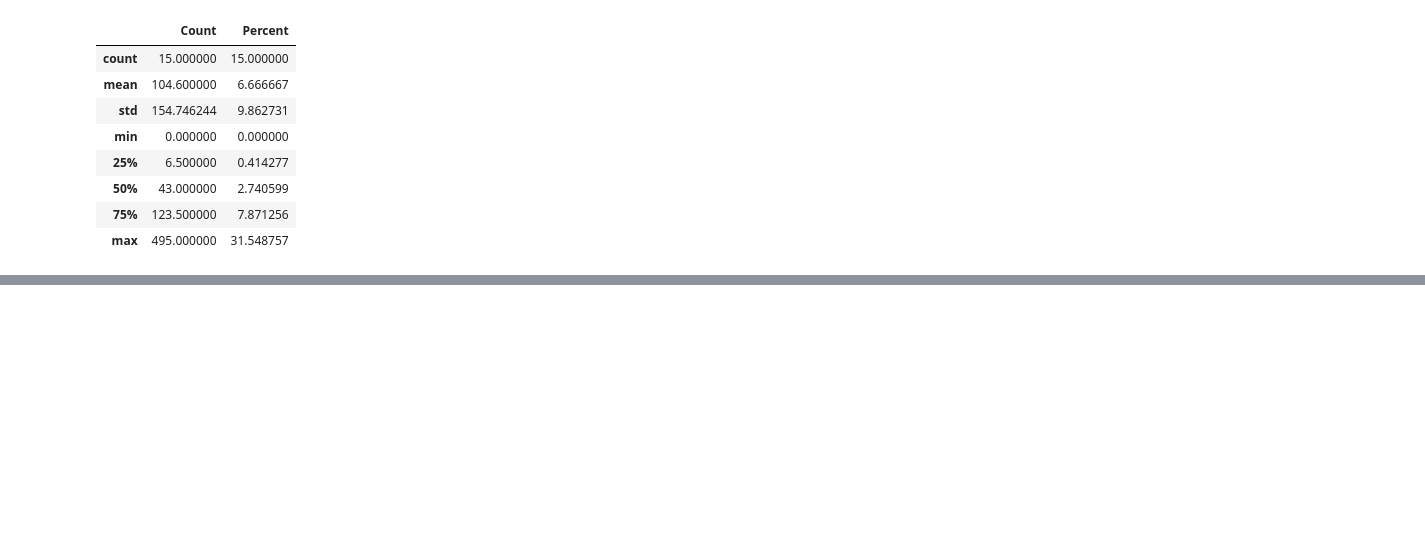
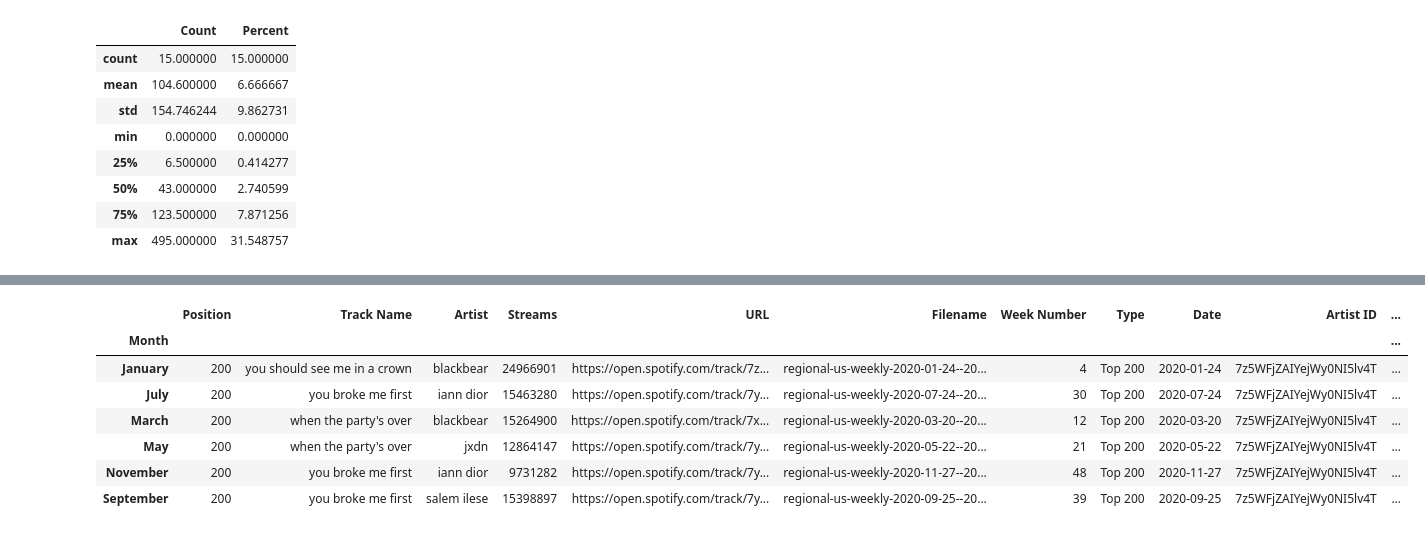
Before and after one commit to Teablee/project-one, a Jupyter notebook: graphs.ipynb, the cells around one changed output, grey strips where cells are left out. Cells and saved outputs as stored; diff of their text form; code cells hidden in the pictures; blank space fills up the shorter version.

```diff
--- a/graphs.ipynb
+++ b/graphs.ipynb
@@ -1092,0 +1208,12 @@ sorted_all_viral_genre_df.describe()
+# %%
+top200_max = pd.DataFrame(streams_all.groupby('Month').max())
+top200_max
+# %% [output]
+|  | Position | Track Name | Artist | Streams | URL | Filename | Week Number | Type | Date | Artist ID | ... |
+| Month |  |  |  |  |  |  |  |  |  |  | ... |
+| January | 200 | you should see me in a crown | blackbear | 24966901 | https://open.spotify.com/track/7z... | regional-us-weekly-2020-01-24--20... | 4 | Top 200 | 2020-01-24 | 7z5WFjZAIYejWy0NI5lv4T | ... |
+| July | 200 | you broke me first | iann dior | 15463280 | https://open.spotify.com/track/7y... | regional-us-weekly-2020-07-24--20... | 30 | Top 200 | 2020-07-24 | 7z5WFjZAIYejWy0NI5lv4T | ... |
+| March | 200 | when the party's over | blackbear | 15264900 | https://open.spotify.com/track/7x... | regional-us-weekly-2020-03-20--20... | 12 | Top 200 | 2020-03-20 | 7z5WFjZAIYejWy0NI5lv4T | ... |
+| May | 200 | when the party's over | jxdn | 12864147 | https://open.spotify.com/track/7y... | regional-us-weekly-2020-05-22--20... | 21 | Top 200 | 2020-05-22 | 7z5WFjZAIYejWy0NI5lv4T | ... |
+| November | 200 | you broke me first | iann dior | 9731282 | https://open.spotify.com/track/7y... | regional-us-weekly-2020-11-27--20... | 48 | Top 200 | 2020-11-27 | 7z5WFjZAIYejWy0NI5lv4T | ... |
+| September | 200 | you broke me first | salem ilese | 15398897 | https://open.spotify.com/track/7y... | regional-us-weekly-2020-09-25--20... | 39 | Top 200 | 2020-09-25 | 7z5WFjZAIYejWy0NI5lv4T | ... |
```
Also changed, not shown: parts of 14 cells of this notebook.
